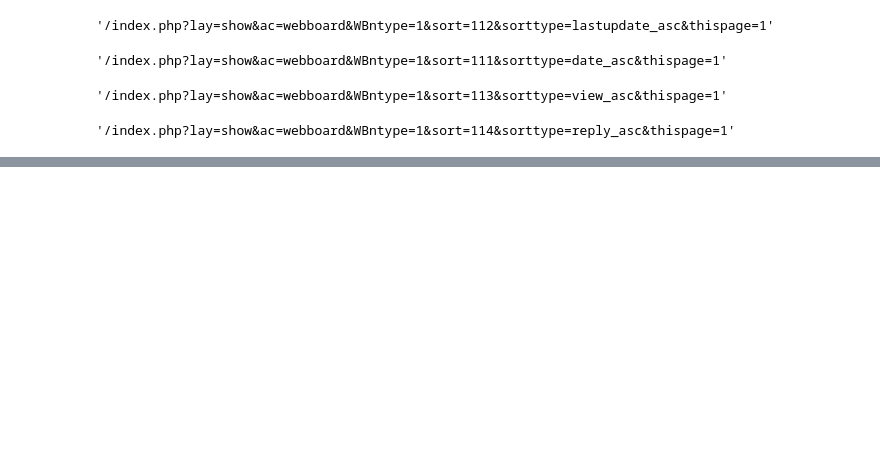
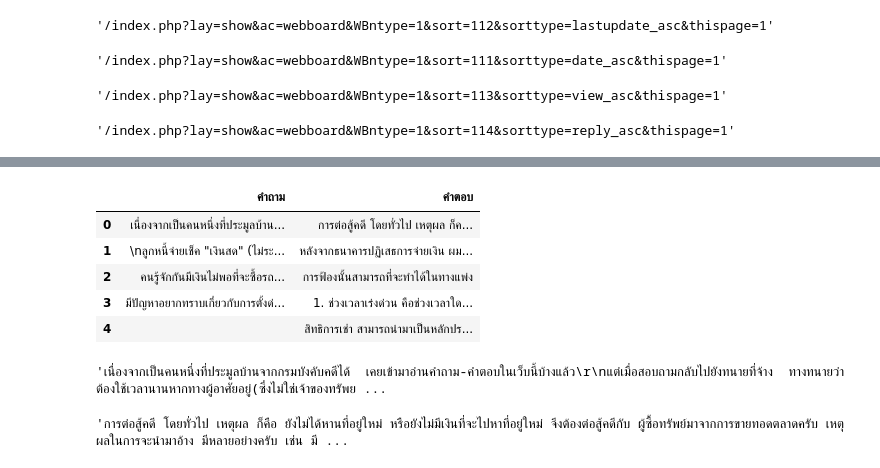
Before and after one commit to WiratchawaKannika/LegalDoc_project4, a Jupyter notebook: Scraping_PamookWeb.ipynb, the cells around one changed output, grey strips where cells are left out. Drawn from its saved outputs; the diff is of its cells as text; code cells hidden in the pictures; blank space fills up the shorter version.

```diff
--- a/Scraping_PamookWeb.ipynb
+++ b/Scraping_PamookWeb.ipynb
@@ -306,0 +557,19 @@ df[df[2] != "Scheduled"] # filters with 2 being the column that has the value
+# %%
+df_QA.reset_index(drop=True,inplace=True)
+# %%
+df_QA.head()
+# %% [output]
+|  | คำถาม | คำตอบ |
+| 0 | เนื่องจากเป็นคนหนึ่งที่ประมูลบ้าน... | การต่อสู้คดี โดยทั่วไป เหตุผล ก็ค... |
+| 1 | \nลูกหนี้จ่ายเช็ค "เงินสด" (ไม่ระ... | หลังจากธนาคารปฏิเสธการจ่ายเงิน ผม... |
+| 2 | คนรู้จักกันมีเงินไม่พอที่จะซื้อรถ... | การฟ้องนั้นสามารถที่จะทำได้ในทางแพ่ง |
+| 3 | มีปัญหาอยากทราบเกี่ยวกับการตั้งด่... | 1. ช่วงเวลาเร่งด่วน คือช่วงเวลาใด... |
+| 4 |  | สิทธิการเช่า สามารถนำมาเป็นหลักปร... |
+# %%
+df_QA['คำถาม'][0]
+# %% [output]
+'เนื่องจากเป็นคนหนึ่งที่ประมูลบ้านจากกรมบังคับคดีได้  เคยเข้ามาอ่านคำถาม-คำตอบในเว็บนี้บ้างแล้ว\r\nแต่เมื่อสอบถามกลับไปยังทนายที่จ้าง  ทางทนายว่าต้องใช้เวลานานหากทางผู้อาศัยอยู่(ซึ่งไม่ใช่เจ้าของทรัพย ...
+# %%
+df_QA['คำตอบ'][0]
+# %% [output]
+'การต่อสู้คดี โดยทั่วไป เหตุผล ก็คือ ยังไม่ได้หานที่อยู่ใหม่ หรือยังไม่มีเงินที่จะไปหาที่อยู่ใหม่ จึงต้องต่อสู้คดีกับ ผู้ซื้อทรัพย์มาจากการขายทอดตลาดครับ เหตุ ผลในการจะนำมาอ้าง มีหลายอย่างครับ เช่น มี ...
```
Also changed, not shown: parts of 95 cells of this notebook.
